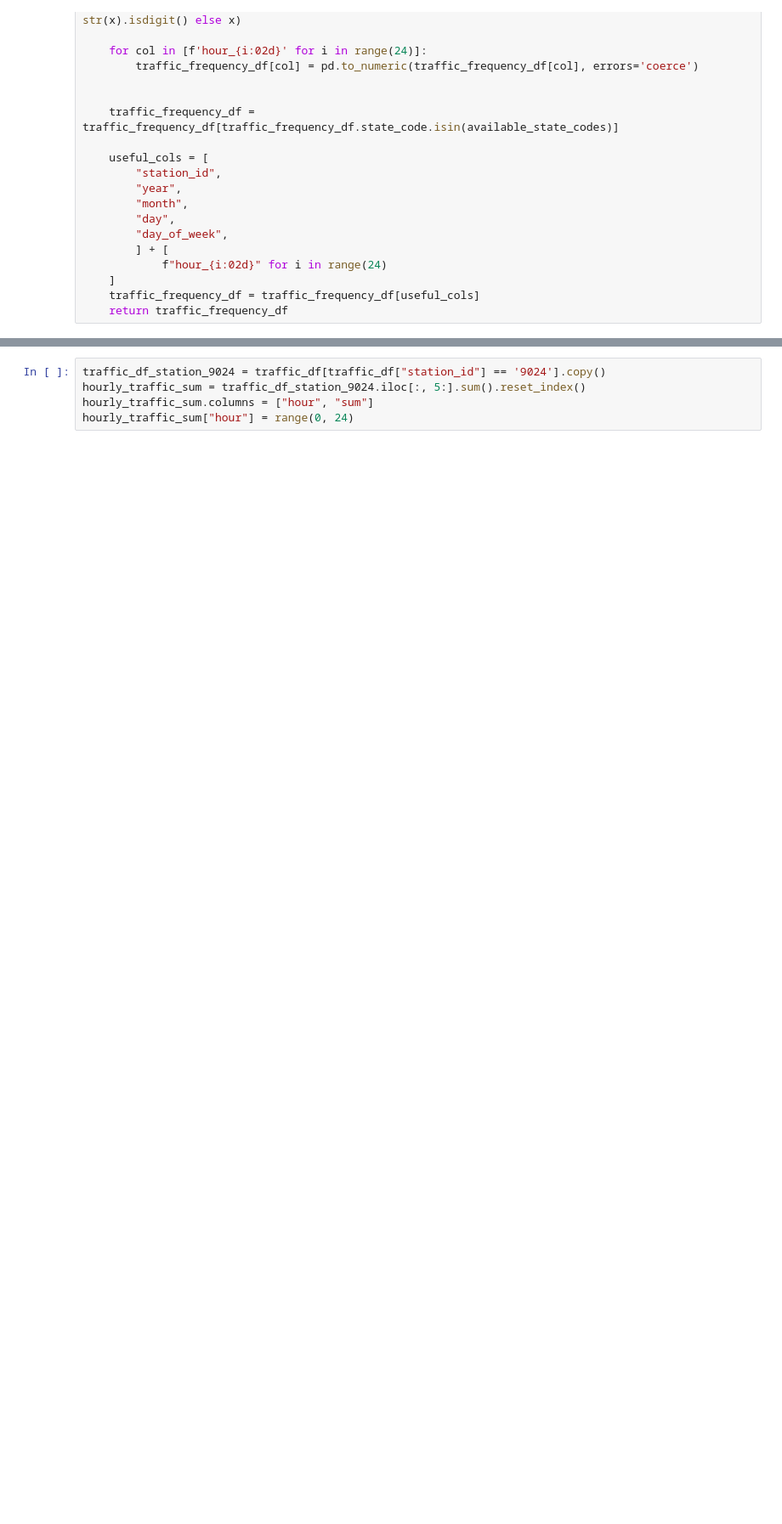
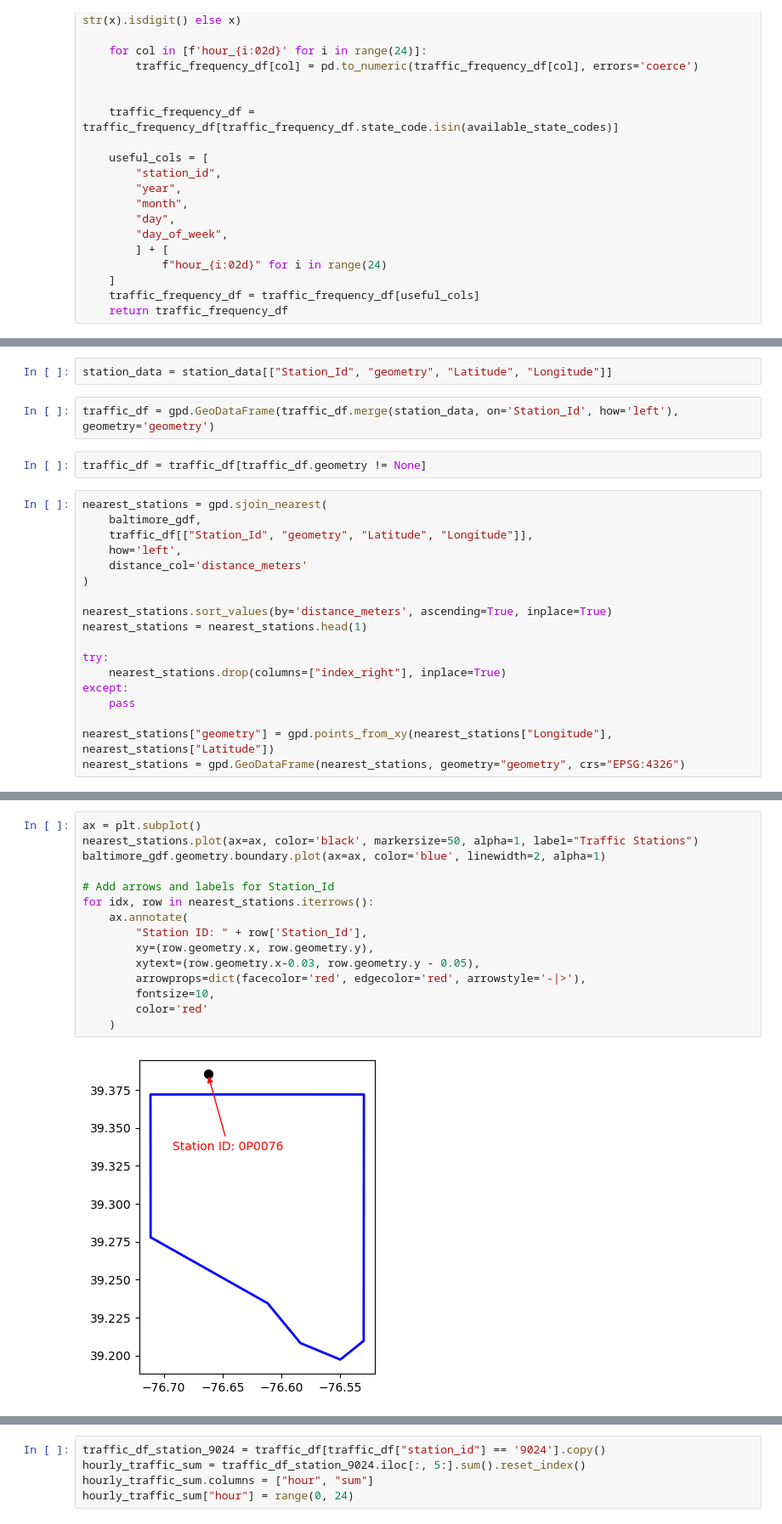
Before and after one commit to SujanNeupane42/NO2-vs-Traffic-Analysis-using-PySpark-and-GeoPandas, a Jupyter notebook: main_notebook.ipynb, the cells around one changed output, grey strips where cells are left out. Shown at 85% size. Saved outputs shown, nothing was run; the diff lists cells and outputs as text; blank space fills up the shorter version.

```diff
--- a/main_notebook.ipynb
+++ b/main_notebook.ipynb
@@ -1497,0 +1550,24 @@ traffic_df.head()
+# %%
+station_data = station_data[["Station_Id", "geometry", "Latitude", "Longitude"]]
+# %%
+traffic_df = gpd.GeoDataFrame(traffic_df.merge(station_data, on='Station_Id', how='left'), geometry='geometry')
+# %%
+traffic_df = traffic_df[traffic_df.geometry != None]
+# %%
+nearest_stations = gpd.sjoin_nearest(
+    baltimore_gdf,
+    traffic_df[["Station_Id", "geometry", "Latitude", "Longitude"]],
+    how='left',
+    distance_col='distance_meters'
+)
+
+nearest_stations.sort_values(by='distance_meters', ascending=True, inplace=True)
+nearest_stations = nearest_stations.head(1)
+
+try:
+    nearest_stations.drop(columns=["index_right"], inplace=True)
+except:
+    pass
+
+nearest_stations["geometry"] = gpd.points_from_xy(nearest_stations["Longitude"], nearest_stations["Latitude"])
+nearest_stations = gpd.GeoDataFrame(nearest_stations, geometry="geometry", crs="EPSG:4326")
@@ -1497,0 +1579,17 @@ traffic_df.head()
+# %%
+ax = plt.subplot()
+nearest_stations.plot(ax=ax, color='black', markersize=50, alpha=1, label="Traffic Stations")
+baltimore_gdf.geometry.boundary.plot(ax=ax, color='blue', linewidth=2, alpha=1)
+
+# Add arrows and labels for Station_Id
+for idx, row in nearest_stations.iterrows():
+    ax.annotate(
+        "Station ID: " + row['Station_Id'],
+        xy=(row.geometry.x, row.geometry.y),
+        xytext=(row.geometry.x-0.03, row.geometry.y - 0.05),
+        arrowprops=dict(facecolor='red', edgecolor='red', arrowstyle='-|>'),
+        fontsize=10,
+        color='red'
+    )
+# %% [output]
+[figure, added]
```
Also changed, not shown: parts of 23 cells of this notebook.
